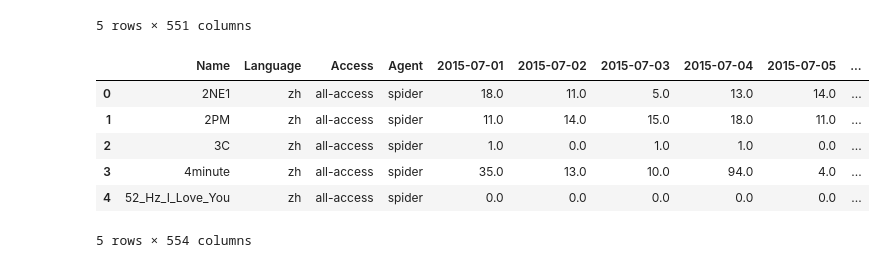
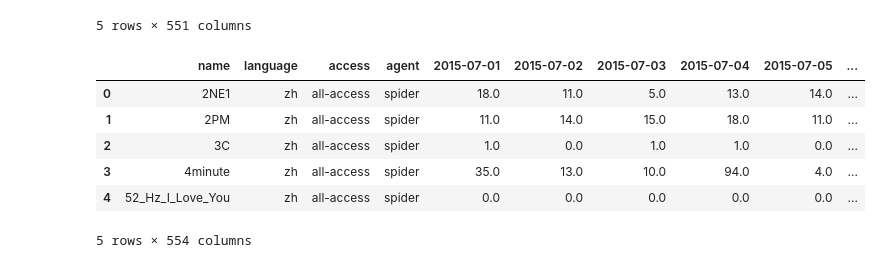
Before and after one commit to marcosscarpim/INF_0619_Final, a Jupyter notebook: data_analysis.ipynb, the cells around one changed output. Cells and saved outputs as stored; diff of their text form; code cells hidden in the pictures.

```diff
--- a/data_analysis.ipynb
+++ b/data_analysis.ipynb
@@ -16,23 +18,21 @@ data.head()
 | 4 | 52_Hz_I_Love_You_zh.wikipedia.org... | 0.0 | 0.0 | 0.0 | 0.0 | 0.0 | 0.0 | 0.0 | ... |
 5 rows × 551 columns
 # %%
-data_save = data
-
 # parse Page column
 split_page = data["Page"].str.rsplit("_", n = 3, expand = True)
-data.insert(loc=0, column='Name', value=split_page[0])
-data.insert(loc=1, column='Project', value=split_page[1])
-data.insert(loc=2, column='Access', value=split_page[2])
-data.insert(loc=3, column='Agent', value=split_page[3])
+data.insert(loc=0, column='name', value=split_page[0])
+data.insert(loc=1, column='project', value=split_page[1])
+data.insert(loc=2, column='access', value=split_page[2])
+data.insert(loc=3, column='agent', value=split_page[3])
 data = data.drop(["Page"], axis=1)
 
-split_language = data["Project"].str.split(".", n = 1, expand = True)
-data.insert(loc=1, column='Language', value=split_language[0])
-data = data.drop(["Project"], axis=1)
+split_language = data["project"].str.split(".", n = 1, expand = True)
+data.insert(loc=1, column='language', value=split_language[0])
+data = data.drop(["project"], axis=1)
 
 data.head()
 # %% [output]
-|  | Name | Language | Access | Agent | 2015-07-01 | 2015-07-02 | 2015-07-03 | 2015-07-04 | 2015-07-05 | ... |
+|  | name | language | access | agent | 2015-07-01 | 2015-07-02 | 2015-07-03 | 2015-07-04 | 2015-07-05 | ... |
 | 0 | 2NE1 | zh | all-access | spider | 18.0 | 11.0 | 5.0 | 13.0 | 14.0 | ... |
 | 1 | 2PM | zh | all-access | spider | 11.0 | 14.0 | 15.0 | 18.0 | 11.0 | ... |
 | 2 | 3C | zh | all-access | spider | 1.0 | 0.0 | 1.0 | 1.0 | 0.0 | ... |
```
Also changed, not shown: parts of 3 cells of this notebook.
